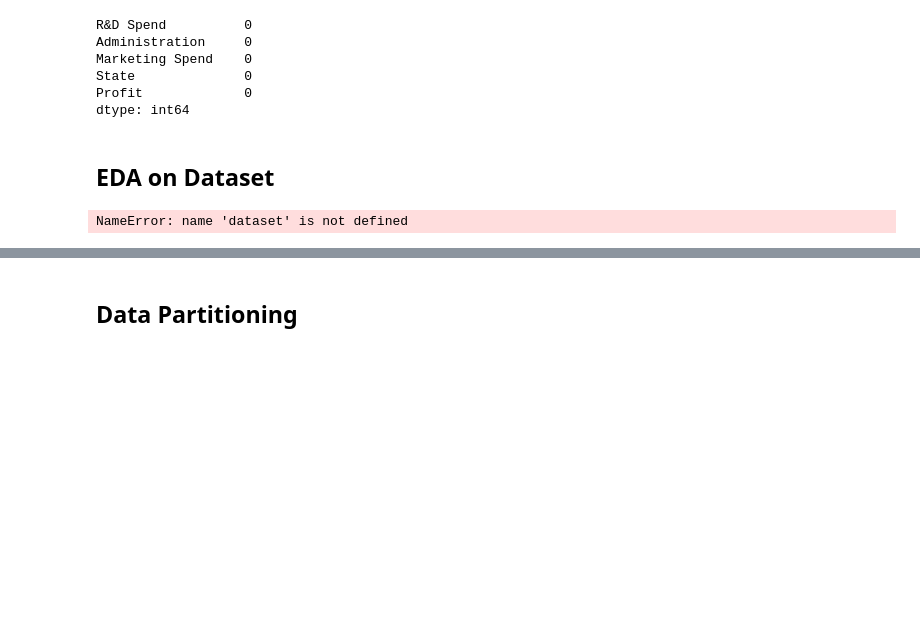
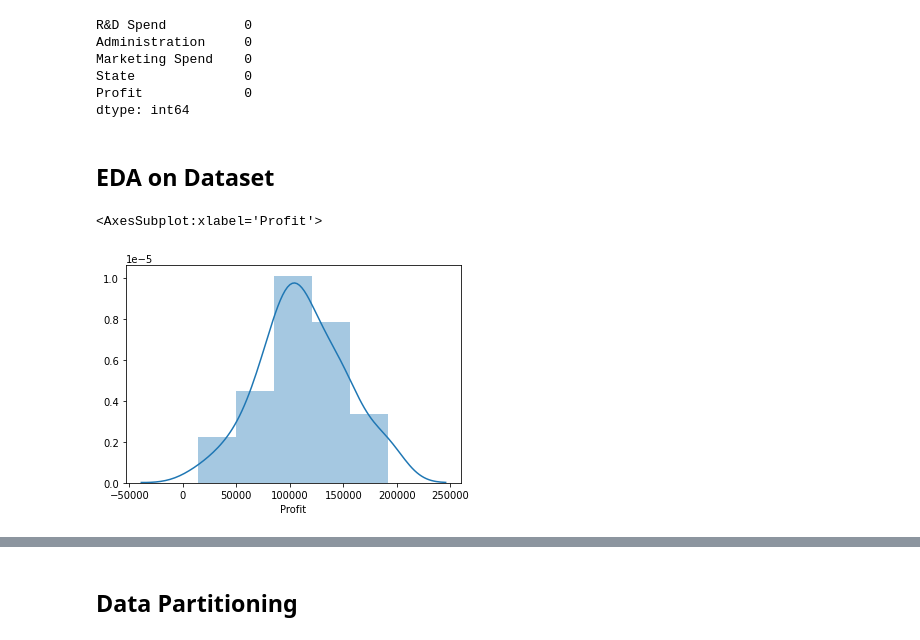
Before and after one commit to ksaurabh2468/enigma, a Jupyter notebook: enigma_TeamBeingArtificial.ipynb, the cells around one changed output, grey strips where cells are left out. Cells and saved outputs as stored; diff of their text form; code cells hidden in the pictures; blank space fills up the shorter version.

```diff
--- a/enigma_TeamBeingArtificial.ipynb
+++ b/enigma_TeamBeingArtificial.ipynb
@@ -68,9 +68,10 @@ dtype: int64
 ## EDA on Dataset
 # %%
 #Histgram on Profit
-sns.distplot(dataset['Profit'],bins=5,kde=True)
+sns.distplot(df['Profit'],bins=5,kde=True)
 # %% [output]
-NameError: name 'dataset' is not defined
+<AxesSubplot:xlabel='Profit'>
+[figure, added]
 # %%
 #Correlation  chart on different variables for comparision
 # Profit Vs R & Spend is very linear and almost same for Marketing spend
```
Also changed, not shown: parts of 14 cells of this notebook.
